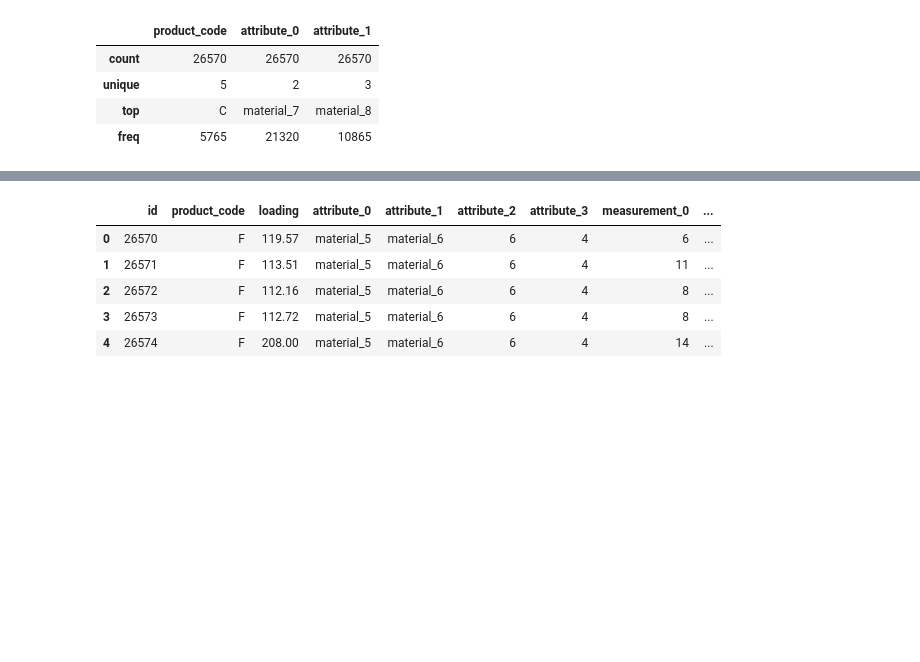
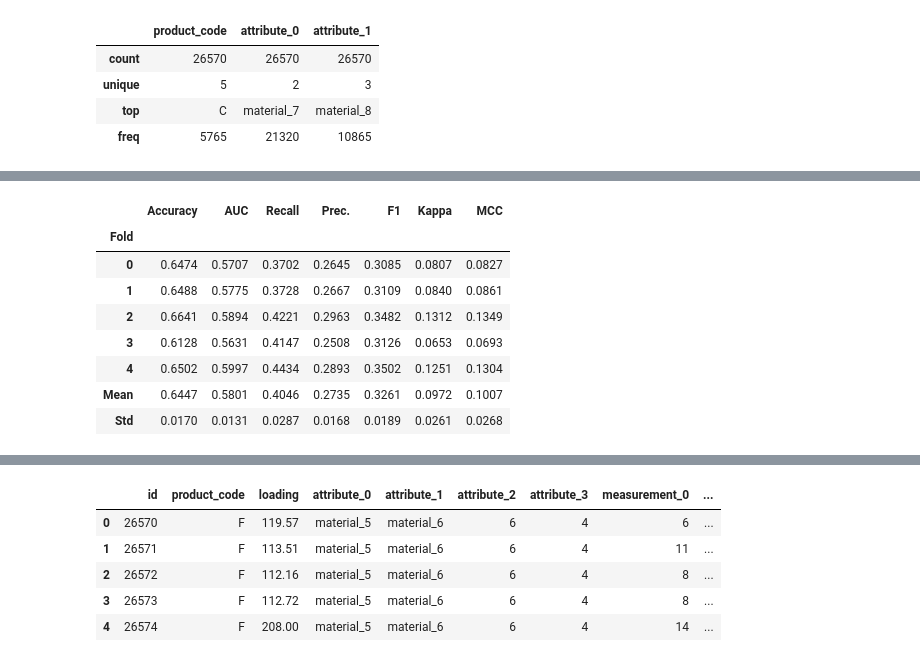
Before and after one commit to Vasan-th/Summer-School-2022, a Jupyter notebook: tpu-pycaret.ipynb, the cells around one changed output, grey strips where cells are left out. Saved outputs shown, nothing was run; the diff lists cells and outputs as text; code cells hidden in the pictures; blank space fills up the shorter version.

```diff
--- a/tpu-pycaret.ipynb
+++ b/tpu-pycaret.ipynb
@@ -129 +156,13 @@ best_model = compare_models(sort = 'AUC')
+# %%
+tuned_blend = tune_model(blender_soft)
+# %% [output]
+|  | Accuracy | AUC | Recall | Prec. | F1 | Kappa | MCC |
+| Fold |  |  |  |  |  |  |  |
+| 0 | 0.6474 | 0.5707 | 0.3702 | 0.2645 | 0.3085 | 0.0807 | 0.0827 |
+| 1 | 0.6488 | 0.5775 | 0.3728 | 0.2667 | 0.3109 | 0.0840 | 0.0861 |
+| 2 | 0.6641 | 0.5894 | 0.4221 | 0.2963 | 0.3482 | 0.1312 | 0.1349 |
+| 3 | 0.6128 | 0.5631 | 0.4147 | 0.2508 | 0.3126 | 0.0653 | 0.0693 |
+| 4 | 0.6502 | 0.5997 | 0.4434 | 0.2893 | 0.3502 | 0.1251 | 0.1304 |
+| Mean | 0.6447 | 0.5801 | 0.4046 | 0.2735 | 0.3261 | 0.0972 | 0.1007 |
+| Std | 0.0170 | 0.0131 | 0.0287 | 0.0168 | 0.0189 | 0.0261 | 0.0268 |
 # %%
```
Also changed, not shown: parts of 26 cells of this notebook.
